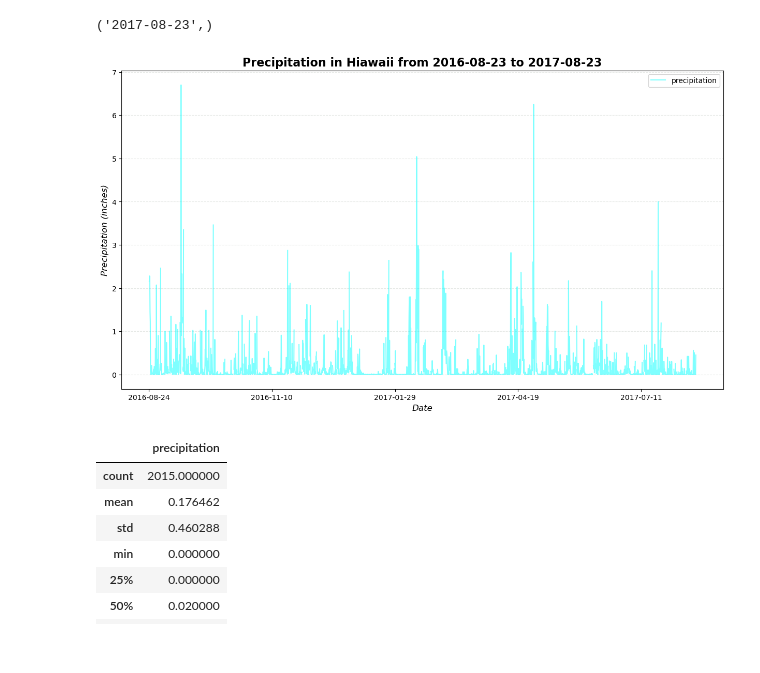
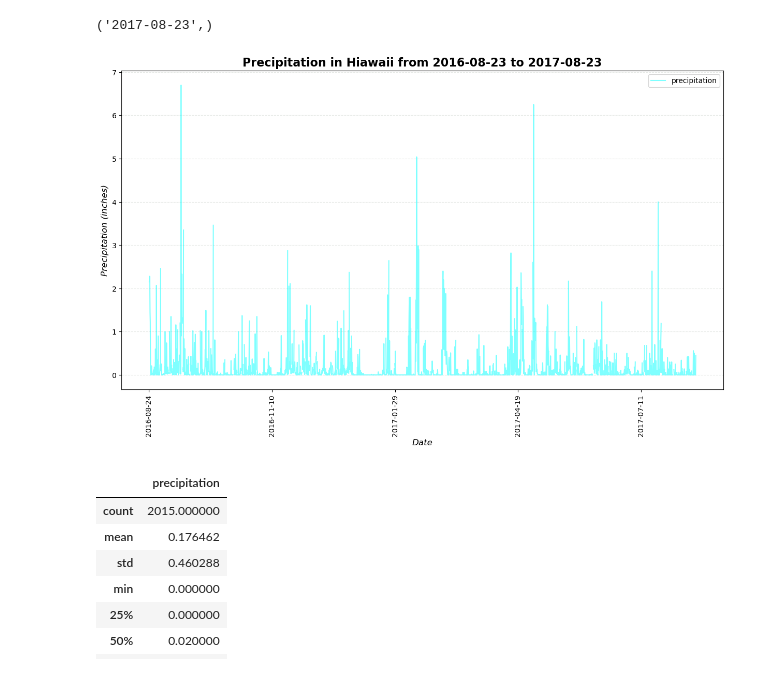
Before and after one commit to wrp94/ds_hw_10_orm, a Jupyter notebook: SurfsUp/climate.ipynb, the cells around one changed output. Saved outputs shown, nothing was run; the diff lists cells and outputs as text; code cells hidden in the pictures.

```diff
--- a/SurfsUp/climate.ipynb
+++ b/SurfsUp/climate.ipynb
@@ -84,32 +84,33 @@ most_recent
 # %%
 # Design a query to retrieve the last 12 months of precipitation data and plot the results.
 # Starting from the most recent data point in the database.
 most_recent_date = dt.datetime.strptime(most_recent[0], '%Y-%m-%d')
 # Calculate the date one year from the last date in data set.
 one_year_before = most_recent_date - dt.timedelta(days=365)
 
 # Perform a query to retrieve the data and precipitation scores
 precip = session.query(Measurement.date, Measurement.prcp).\
     filter(Measurement.date >= one_year_before).\
     all()
 
 # Save the query results as a Pandas DataFrame. Explicitly set the column names
 precip_df = pd.DataFrame(precip, columns=['date', 'precipitation'])
 
 # Sort the dataframe by date
 precip_df.sort_values(by=['date'], inplace=True)
 
 # Use Pandas Plotting with Matplotlib to plot the data
 precip_df.plot(x='date', y='precipitation', figsize=(15,8), c='cyan', alpha=0.5)
 
 plt.title(f"Precipitation in Hiawaii from {one_year_before:%Y-%m-%d} to {most_recent_date:%Y-%m-%d}", fontsize=16, fontweight="bold")
 plt.xlabel("Date", fontsize=12, fontstyle="italic")
 plt.ylabel("Precipitation (inches)", fontsize=12, fontstyle="italic")
 plt.grid(color="#022200", axis="y", linestyle="--", alpha=0.1)
+plt.xticks(rotation=90)
 
 plt.show()
 # %% [output]
-[figure, old version]
+[figure, new version]
 # %%
 # Use Pandas to calculate the summary statistics for the precipitation data
 precip_df.describe()
```
Also changed, not shown: 2 other files.
